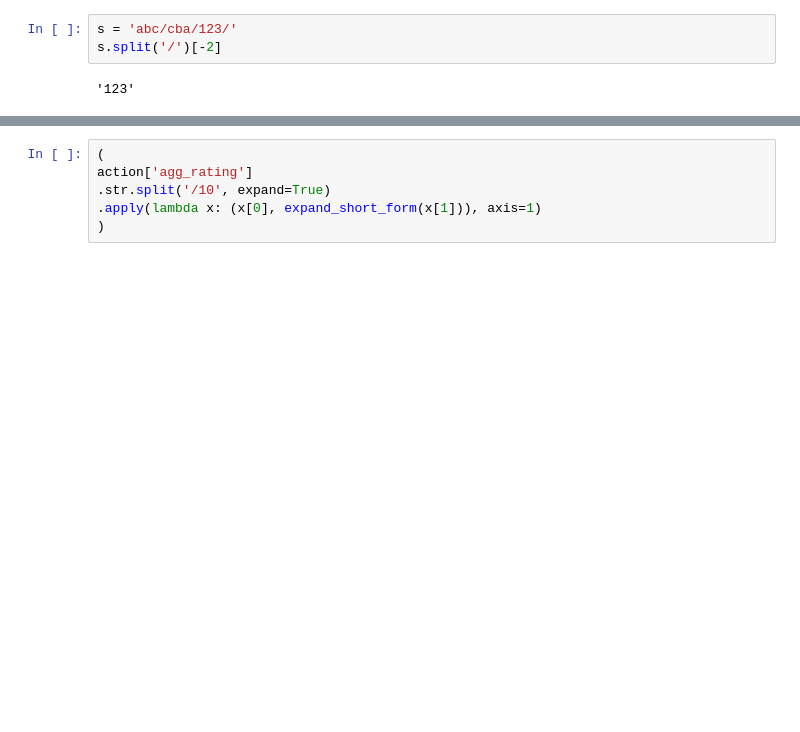
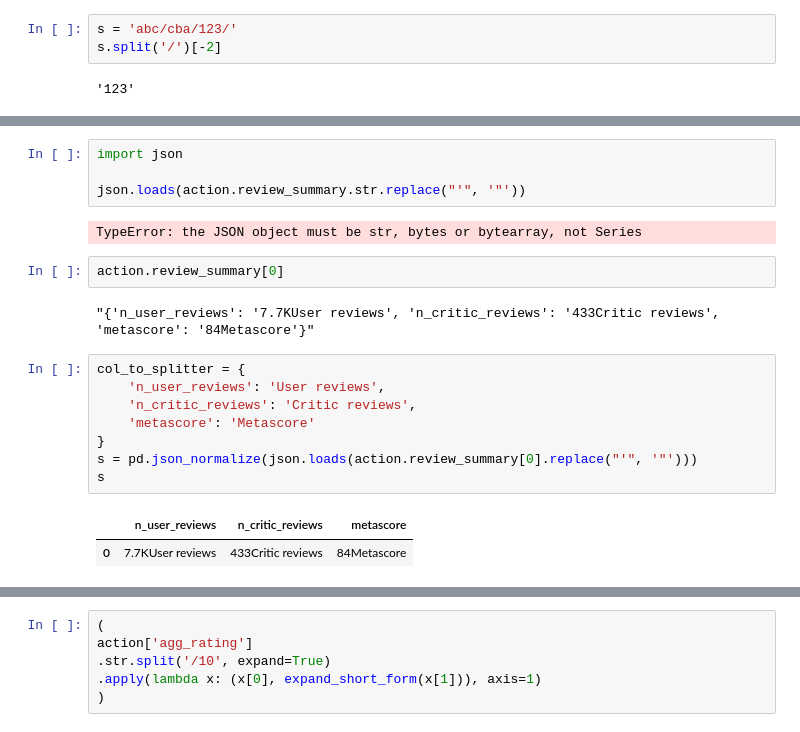
Before and after one commit to ilyamil/movie_recommender_system, a Jupyter notebook: notebooks/reviews_cleaning.ipynb, the cells around one changed output, grey strips where cells are left out. Cells and saved outputs as stored; diff of their text form; blank space fills up the shorter version.

```diff
--- a/notebooks/reviews_cleaning.ipynb
+++ b/notebooks/reviews_cleaning.ipynb
@@ -161,0 +108,21 @@ split_aggregate_rating_col(action)
+# %%
+import json
+
+json.loads(action.review_summary.str.replace("'", '"'))
+# %% [output]
+TypeError: the JSON object must be str, bytes or bytearray, not Series
+# %%
+action.review_summary[0]
+# %% [output]
+"{'n_user_reviews': '7.7KUser reviews', 'n_critic_reviews': '433Critic reviews', 'metascore': '84Metascore'}"
+# %%
+col_to_splitter = {
+    'n_user_reviews': 'User reviews',
+    'n_critic_reviews': 'Critic reviews',
+    'metascore': 'Metascore'
+}
+s = pd.json_normalize(json.loads(action.review_summary[0].replace("'", '"')))
+s
+# %% [output]
+|  | n_user_reviews | n_critic_reviews | metascore |
+| 0 | 7.7KUser reviews | 433Critic reviews | 84Metascore |
```
Also changed, not shown: parts of 14 cells of this notebook, 5 other files.
